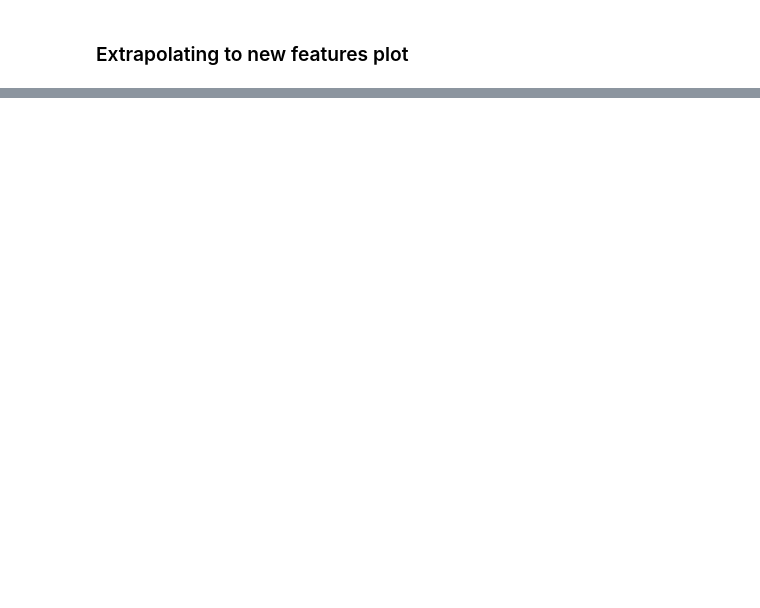
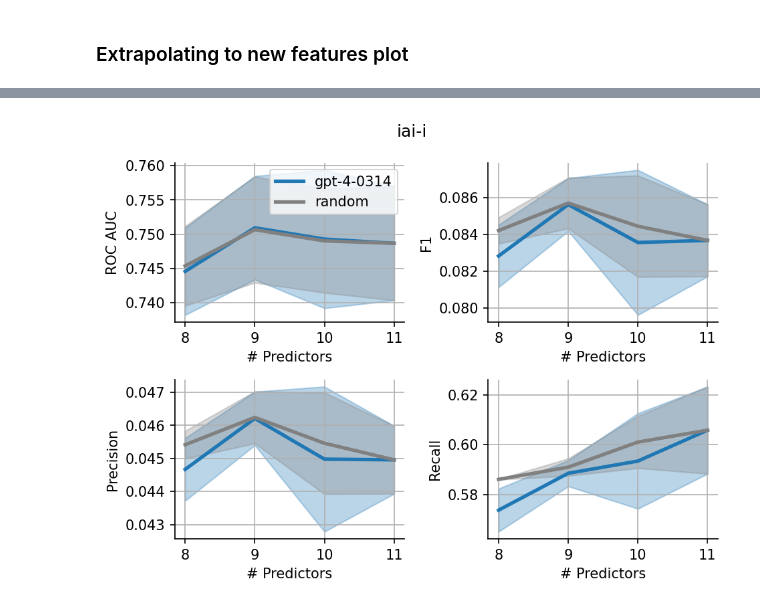
Before and after one commit to csinva/clinical-rule-analysis, a Jupyter notebook: notebooks_llm/04_feat_select.ipynb, the cells around one changed output, grey strips where cells are left out. Saved outputs shown, nothing was run; the diff lists cells and outputs as text; code cells hidden in the pictures; blank space fills up the shorter version.

```diff
--- a/notebooks_llm/04_feat_select.ipynb
+++ b/notebooks_llm/04_feat_select.ipynb
@@ -55,11 +63,14 @@ mets = eval_feat_select.evaluate_features(
 # %%
-def compute_mets_avg(strategies, feats_abbrev_unique, X, y):
+def compute_mets_avg(strategies, feats_abbrev_unique, X, y, dset_dict, num_seeds=2):
+    """Compute metrics when fitting a simple classifier
+    using features selected from feats_abbrev_unique
+    """
     mets_list_strategies = defaultdict(list)
     for strategy in tqdm(strategies):
-        for seed in range(2):
+        for seed in range(num_seeds):
             mets_seed = defaultdict(list)
             feats_ordered = feat_select.get_feats_ordered(
-                feats_abbrev_unique, strategy=strategy, seed=seed
+                feats_abbrev_unique, dset_dict, strategy=strategy, seed=seed
             )
             for i in range(len(feats_ordered)):
                 feats_select = feats_ordered[: i + 1]
@@ -72,7 +83,7 @@ def compute_mets_avg(strategies, feats_abbrev_unique, X, y):
                 mets_seed["n_feats"].append(i + 1)
             mets_list_strategies[strategy].append(pd.DataFrame(mets_seed))
 
-    # convert mets_list_strategies to mets_avg
+    # average over seed: convert mets_list_strategies to mets_avg
     mets_avg = defaultdict(list)
     for strategy in strategies:
         m = mets_list_strategies[strategy]
@@ -88,19 +99,6 @@ def compute_mets_avg(strategies, feats_abbrev_unique, X, y):
         mets_avg[strategy] = pd.concat([mets_mean, mets_sem], axis=1)
 
     return mets_avg
-
-
-# mets_avg = compute_mets_avg(["gpt-4-0314", "pecarn", "random", "pecarn___gpt-4-0314"], feats_abbrev_unique, X, y)
-mets_avg = compute_mets_avg(
-    ["gpt-4-0314", "random"],
-    [
-        feat
-        for feat in feats_abbrev_unique
-        if not feat in feat_select.PECARN_FEATS_ORDERED_IAI
-    ],
-    X,
-    y,
-)
 # %% [markdown]
 ### Possibly-memorized plot
 # %%
@@ -110,2 +121,15 @@ plt.show()
 # %% [markdown]
 ### Extrapolating to new features plot
+# %%
+strategies = ["gpt-4-0314", "random"]
+mets_avg = compute_mets_avg(
+    strategies,
+    [
+        feat
+        for feat in feats_abbrev_unique
+        if not feat in dset_dict["pecarn_feats_ordered"]
+    ],
+    X,
+    y,
+    dset_dict,
+)
@@ -112,3 +143,6 @@ plt.show()
 # %%
-viz_feat_select.viz_curves(mets_avg, strategies=['pecarn', 'pecarn___gpt-4-0314'], outcome=outcome, n_start=8-1)
+viz_feat_select.viz_curves(mets_avg, strategies=strategies, outcome=outcome, n_start=8-1)
+plt.savefig(f'../results_llm/{outcome}_reselect_unused.pdf')
 plt.show()
+# %% [output]
+[figure, added]
```
Also changed, not shown: parts of 5 cells of this notebook, 8 other files.
